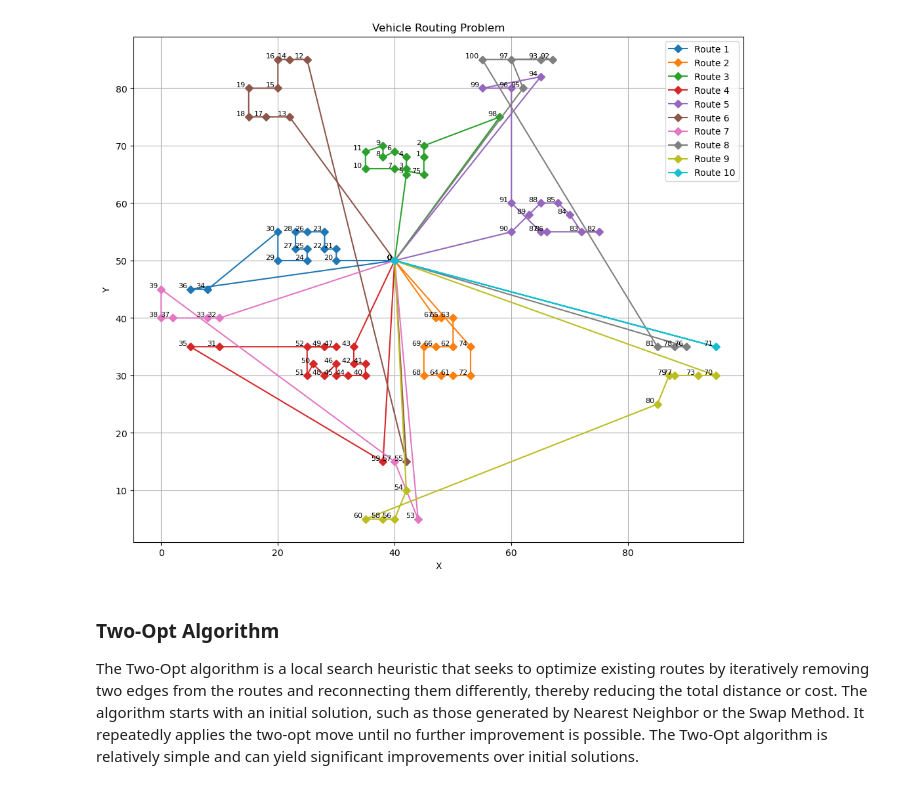
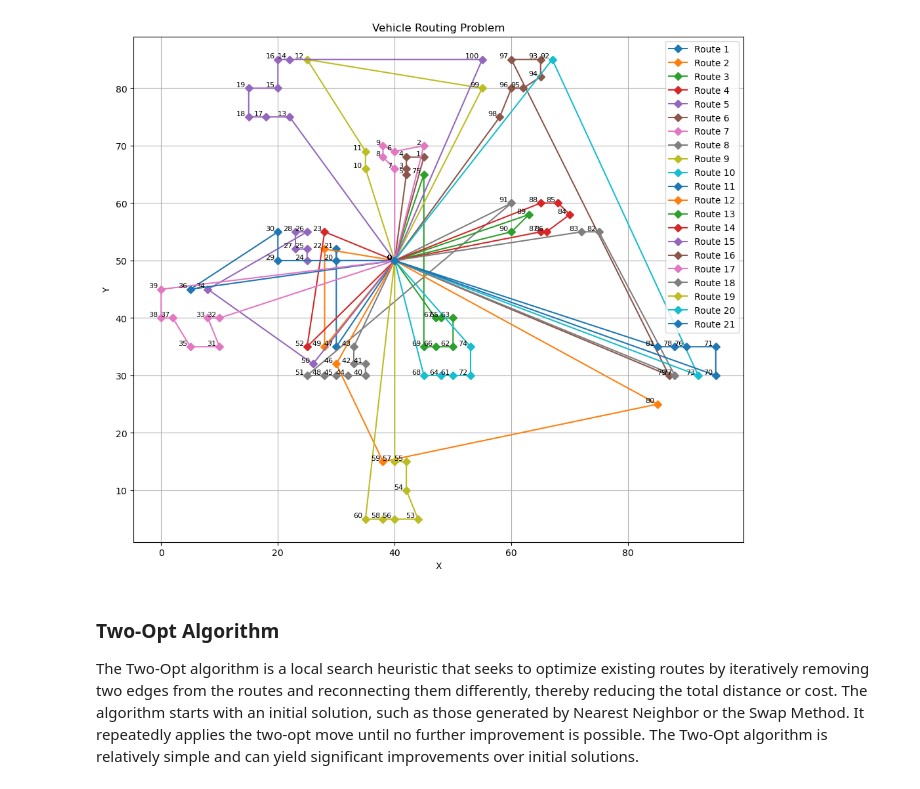
Before and after one commit to Xandeler/Advanced-Algorithms-and-Combinatorics, a Jupyter notebook: 2nd deliverable/Alex code.ipynb, the cells around one changed output. Saved outputs shown, nothing was run; the diff lists cells and outputs as text; code cells hidden in the pictures.

```diff
--- a/2nd deliverable/Alex code.ipynb
+++ b/2nd deliverable/Alex code.ipynb
@@ -4,12 +4,12 @@ import numpy as np
 import pandas as pd
 import matplotlib.pyplot as plt
 
-def read_excel_file(filename, sheet_name):
+def read_excel_file(file_path, sheet_name):
     """
     Read coordinates and demand values from a specific sheet in an Excel file.
     Assumes the data is in columns labeled 'X', 'Y', and 'Demand'.
     """
-    df = pd.read_excel(filename, sheet_name=sheet_name)
+    df = pd.read_excel(file_path, sheet_name=sheet_name)
     coordinates = df[['X', 'Y']].values
     demands = df['Demand'].values
     return coordinates, demands
@@ -74,36 +74,61 @@ def calculate_total_distance(route, adj_matrix):
         total_distance += adj_matrix[current_node, next_node]
     return total_distance
 
-def nearest_neighbor(adj_matrix, demands, capacity_max):
+def nearest_neighbor_with_time_windows(adj_matrix, demands, capacity_max, earliest_time, latest_time, service_time):
     """
-    Apply the Nearest Neighbor heuristic to find initial routes for VRP.
+    Nearest Neighbor heuristic with time windows.
     """
     num_points = adj_matrix.shape[0]
-    visited = [False] * num_points   # List of boolean to know if a node is visited or not
+    visited = [False] * num_points
     routes = []
     capacity_list = []
-    while sum(visited) < num_points:
-        current_node = 0  # Start at node 0
+    time_list = []
+
+    while sum(visited) < num_points:  # Exclude the depot
+        current_node = 0  # Start at the depot
         current_capacity = 0
+        current_time = earliest_time[current_node]
         route = [current_node]
         visited[current_node] = True
-        while current_capacity + demands[current_node] <= capacity_max:
+
+        while True:
             last_node = route[-1]
-            nearest = None           # Initialize nearest the None
-            min_dist = float('inf')  # Initialize min_dist with the higher number possible to not bias routes
-            for neighbor in [i for i, v in enumerate(visited) if not v]:  # Loop through unvisited nodes
-                if demands[neighbor] + current_capacity <= capacity_max and adj_matrix[last_node, neighbor] < min_dist:
+            nearest = None
+            min_dist = float('inf')
+
+            for neighbor in [i for i, v in enumerate(visited) if not v]:
+                travel_time = adj_matrix[last_node, neighbor]
+                arrival_time = current_time + travel_time
+
+                if (demands[neighbor] + current_capacity <= capacity_max
+                        and arrival_time <= latest_time[neighbor]  # Can reach within the time window
+                        and adj_matrix[last_node, neighbor] < min_dist):
                     nearest = neighbor
                     min_dist = adj_matrix[last_node, neighbor]
+
             if nearest is None:
                 break
+
+            # Update route, time, and capacity
+            travel_time = adj_matrix[last_node, nearest]
+            current_time += travel_time
+            current_time = max(current_time, earliest_time[nearest])  # Wait if arriving early
+            current_time += service_time[nearest]  # Add service time
             route.append(nearest)
             visited[nearest] = True
             current_capacity += demands[nearest]
-        route.append(0)                       # Go back to the starting point
+
+        # Return to depot
+        travel_time = adj_matrix[route[-1], 0]
+        current_time += travel_time
+        route.append(0)
+
         routes.append(route)
         capacity_list.append(current_capacity)
-    return routes, (capacity_list)
+        time_list.append(current_time)
+
+    return routes, capacity_list, time_list
+
 
 def format_output(routes):
     """
@@ -132,23 +157,29 @@ def plot_routes_with_coordinates(coordinates, solution):
     plt.grid(True)
     plt.show()
 
-def vrp_solver(filename):
+def vrp_solver(location):
     """
-    Solve the VRP using the provided filename for coordinates and vehicle capacity.
+    Solve the VRP with time windows using the provided location for coordinates and constraints.
     """
-    nb_vehicle, capacity_max, coordinates, demand, earliest_time, latest_time, service_time  = read_txt_file(filename)
+    nb_vehicle, capacity_max, coordinates, demand, earliest_time, latest_time, service_time = read_txt_file(location)
     adj_matrix = adjacency_matrix(coordinates)
-    all_routes, capacity_list = nearest_neighbor(adj_matrix, demand, int(capacity_max))
+    all_routes, capacity_list, route_times = nearest_neighbor_with_time_windows(adj_matrix, demand, int(capacity_max), earliest_time, latest_time, service_time)
     route_distances = [calculate_total_distance(route, adj_matrix) for route in all_routes]
     all_routes = format_output(all_routes)
-    return all_routes, capacity_list, route_distances, coordinates
+    return all_routes, capacity_list, route_distances, route_times, coordinates
 
-filename = "c101.txt"
-solution, capacity_list, route_distances, coordinates = vrp_solver(filename)
+
+folder = "..\\Dataset\\"
+dataset_name = "c101"
+location = folder + dataset_name + ".txt"
+solution, capacity_list, route_distances, route_times, coordinates = vrp_solver(location)
 n = 0
-for route, distance in zip(solution, route_distances):
-    print("Route " + str(n+1) + ": "+ str(route) + "\nTruck capacity: " + str(capacity_list[n]) + "\nTotal distance travelled: " + str(distance) + "\n")
-    n = n+1
+for route, distance, route_time in zip(solution, route_distances, route_times):
+    print(f"Route {n+1}: {route}\nTruck capacity: {capacity_list[n]}\n"
+          f"Total distance travelled: {distance}\n"
+          f"Total time: {route_time}\n")
+    n += 1
+
 
 plot_routes_with_coordinates(coordinates, solution)
 # %% [output]
@@ -172,4 +203,4 @@ Total distance travelled: 114.0175425099138
-[figure, old version]
+[figure, new version]
 # %% [markdown]
 ### Two-Opt Algorithm
 
```
Also changed, not shown: parts of 2 cells of this notebook, 56 other files.
